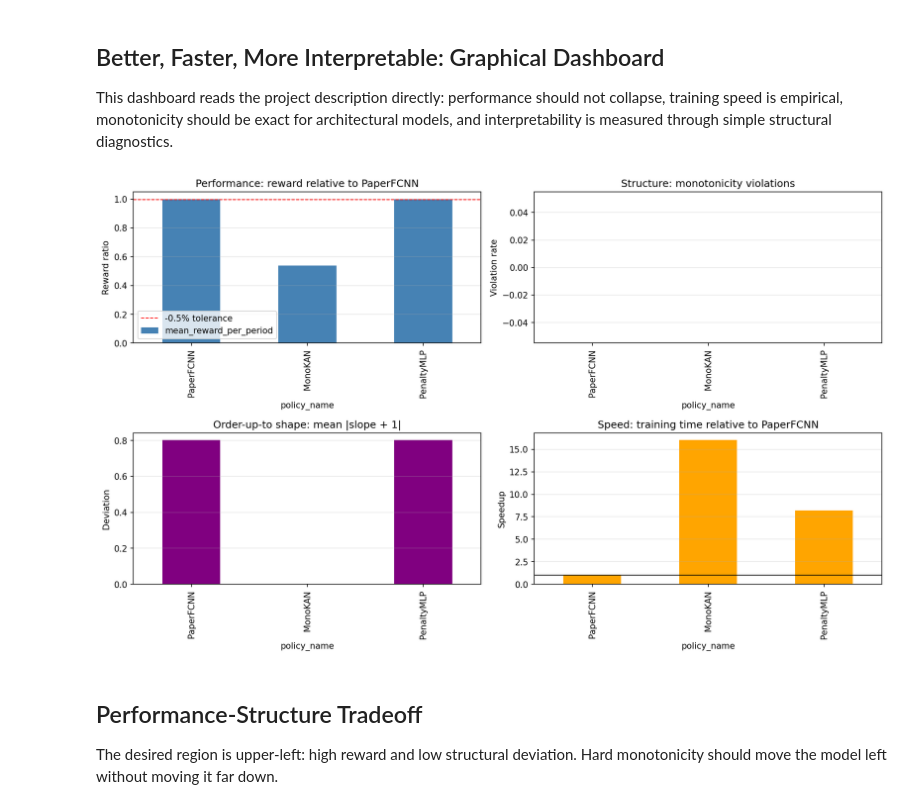
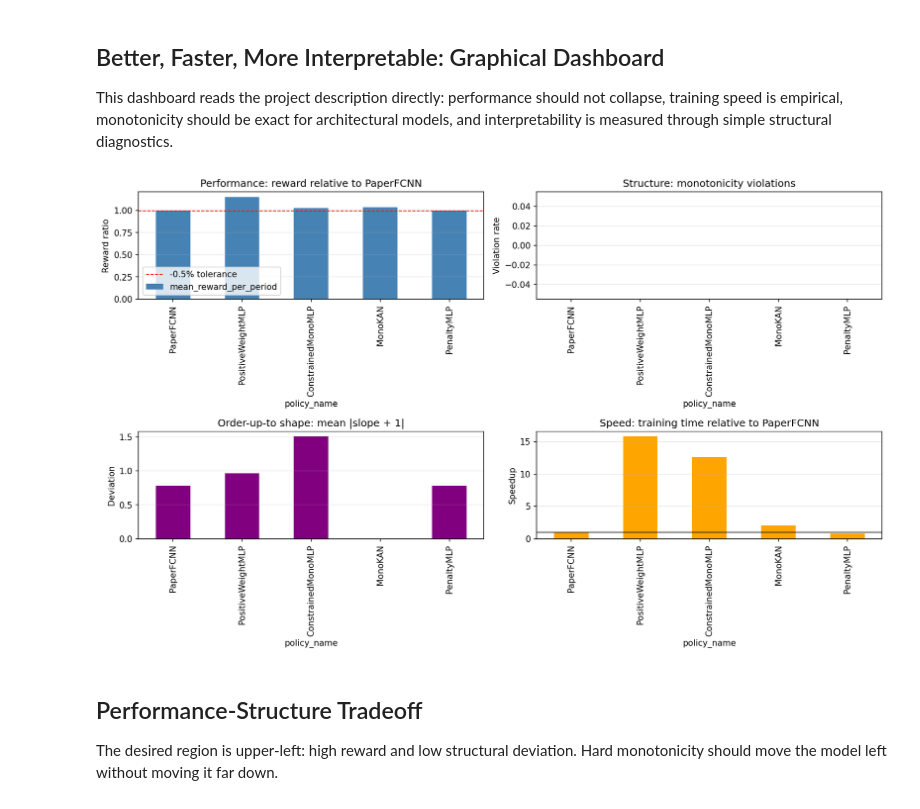
Before and after one commit to KMing02/IDP_Inventory_Control, a Jupyter notebook: notebooks/idp_monotonic_inventory_control.ipynb, the cells around one changed output. Drawn from its saved outputs; the diff is of its cells as text; code cells hidden in the pictures.

```diff
--- a/notebooks/idp_monotonic_inventory_control.ipynb
+++ b/notebooks/idp_monotonic_inventory_control.ipynb
@@ -38,15 +38,34 @@ sys.path.insert(0, str(ROOT))
 from inventory_control.idp_benchmark import run_idp_benchmark
 
 PROFILE = "auto"  # auto, compact, full, or paper_replication
+REQUIRED_STRUCTURE_POLICIES = {
+    "PaperFCNN",
+    "PenaltyMLP",
+    "PositiveWeightMLP",
+    "ConstrainedMonoMLP",
+    "MonoKAN",
+}
+
+def has_required_policy_rows(path):
+    summary_path = path / "summary.csv"
+    if not summary_path.exists():
+        return False
+    available = set(pd.read_csv(summary_path)["policy_name"])
+    return REQUIRED_STRUCTURE_POLICIES.issubset(available)
+
 if PROFILE == "auto":
-    artifact_dir = ROOT / "outputs" / "idp_benchmark" / "structure-ls_full_validation"
-    if not (artifact_dir / "summary.csv").exists():
-        artifact_dir = ROOT / "outputs" / "idp_benchmark" / "structure-ls_compact_validation"
+    candidates = [
+        ROOT / "outputs" / "idp_benchmark" / "structure-ls_full_validation",
+        ROOT / "outputs" / "idp_benchmark" / "structure-ls_compact_validation",
+    ]
+    artifact_dir = next((candidate for candidate in candidates if has_required_policy_rows(candidate)), candidates[-1])
+    run_profile = "compact" if artifact_dir.name.startswith("structure-ls_compact") else "full"
 else:
     artifact_dir = ROOT / "outputs" / "idp_benchmark" / f"structure-ls_{PROFILE}_validation"
+    run_profile = PROFILE
 
-if not (artifact_dir / "summary.csv").exists():
-    run_idp_benchmark(mode="structure-ls", profile="compact", split="validation", output_dir=artifact_dir)
+if not has_required_policy_rows(artifact_dir):
+    run_idp_benchmark(mode="structure-ls", profile=run_profile, split="validation", output_dir=artifact_dir)
 
 summary = pd.read_csv(artifact_dir / "summary.csv")
 table3 = pd.read_csv(artifact_dir / "paper_table3_replication.csv")
@@ -74,7 +93,7 @@ The committed notebook is intentionally output-free. Run the cells to render plo
 
 The project objective requires a joint reading of reward, structure, training speed, and interpretability. A policy with perfect monotonicity but poor reward does not satisfy the project goal.
 # %%
-focus = ["PaperFCNN", "PenaltyMLP", "MonoKAN", "NonOmniscientOptimal", "OmniscientOptimal"]
+focus = ["PaperFCNN", "PenaltyMLP", "PositiveWeightMLP", "ConstrainedMonoMLP", "MonoKAN", "NonOmniscientOptimal", "OmniscientOptimal"]
 comparison = summary[summary["policy_name"].isin(focus)].copy()
 paper_reward = float(summary.loc[summary["policy_name"] == "PaperFCNN", "mean_reward_per_period"].iloc[0])
 paper_seconds = float(summary.loc[summary["policy_name"] == "PaperFCNN", "training_seconds"].iloc[0])
@@ -137,35 +177,35 @@ MonoKAN does not yet meet the project criterion: structural quality is good, but
 
 This dashboard reads the project description directly: performance should not collapse, training speed is empirical, monotonicity should be exact for architectural models, and interpretability is measured through simple structural diagnostics.
 # %%
-plot_policies = [p for p in ["PaperFCNN", "PenaltyMLP", "MonoKAN"] if p in set(summary["policy_name"])]
+plot_policies = [p for p in ["PaperFCNN", "PenaltyMLP", "PositiveWeightMLP", "ConstrainedMonoMLP", "MonoKAN"] if p in set(summary["policy_name"])]
 plot_df = comparison[comparison["policy_name"].isin(plot_policies)].set_index("policy_name")
 
 fig, axes = plt.subplots(2, 2, figsize=(13, 8))
 (plot_df["mean_reward_per_period"] / paper_reward).plot.bar(ax=axes[0, 0], color="steelblue")
 axes[0, 0].axhline(0.995, color="red", linestyle="--", linewidth=1, label="-0.5% tolerance")
 axes[0, 0].set_title("Performance: reward relative to PaperFCNN")
 axes[0, 0].set_ylabel("Reward ratio")
 axes[0, 0].legend()
 
 plot_df["raw_violation_rate"].plot.bar(ax=axes[0, 1], color="darkgreen")
 axes[0, 1].set_title("Structure: monotonicity violations")
 axes[0, 1].set_ylabel("Violation rate")
 
 plot_df["mean_slope_deviation_from_minus_one"].plot.bar(ax=axes[1, 0], color="purple")
 axes[1, 0].set_title("Order-up-to shape: mean |slope + 1|")
 axes[1, 0].set_ylabel("Deviation")
 
 plot_df["speedup_vs_paper_fcnn"].plot.bar(ax=axes[1, 1], color="orange")
 axes[1, 1].axhline(1.0, color="black", linewidth=1)
 axes[1, 1].set_title("Speed: training time relative to PaperFCNN")
 axes[1, 1].set_ylabel("Speedup")
 
 for ax in axes.flat:
     ax.grid(axis="y", alpha=0.3)
 plt.tight_layout()
 show_plot(fig, "dashboard_better_faster_interpretable")
 # %% [output]
-[figure, old version]
+[figure, new version]
 # %% [markdown]
 ## Performance-Structure Tradeoff
 
```
Also changed, not shown: parts of 9 cells of this notebook, 21 other files.
